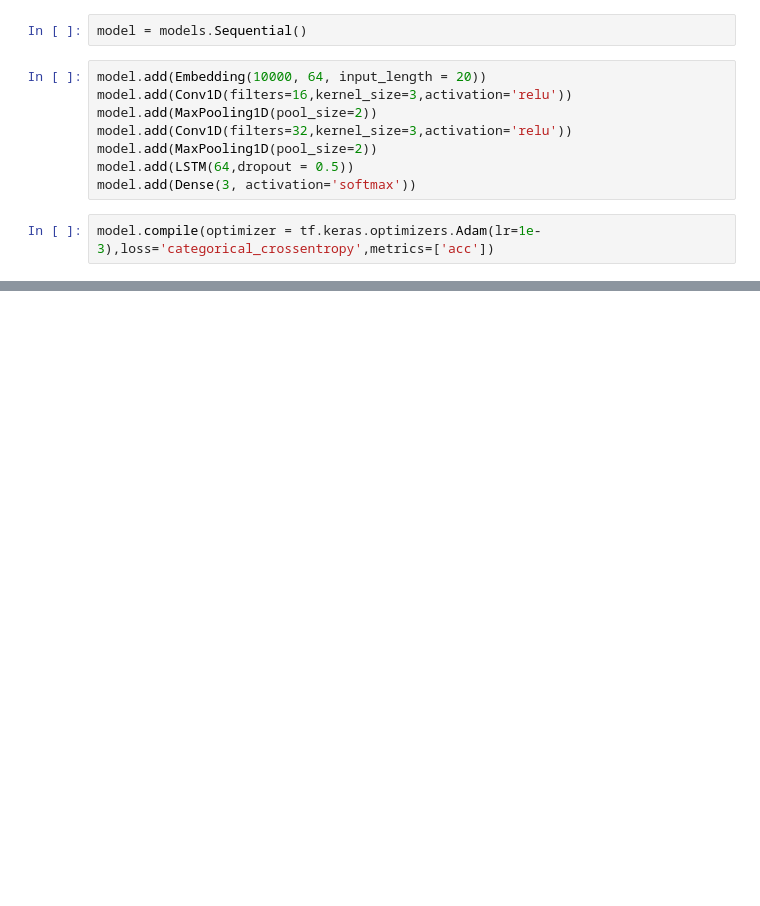
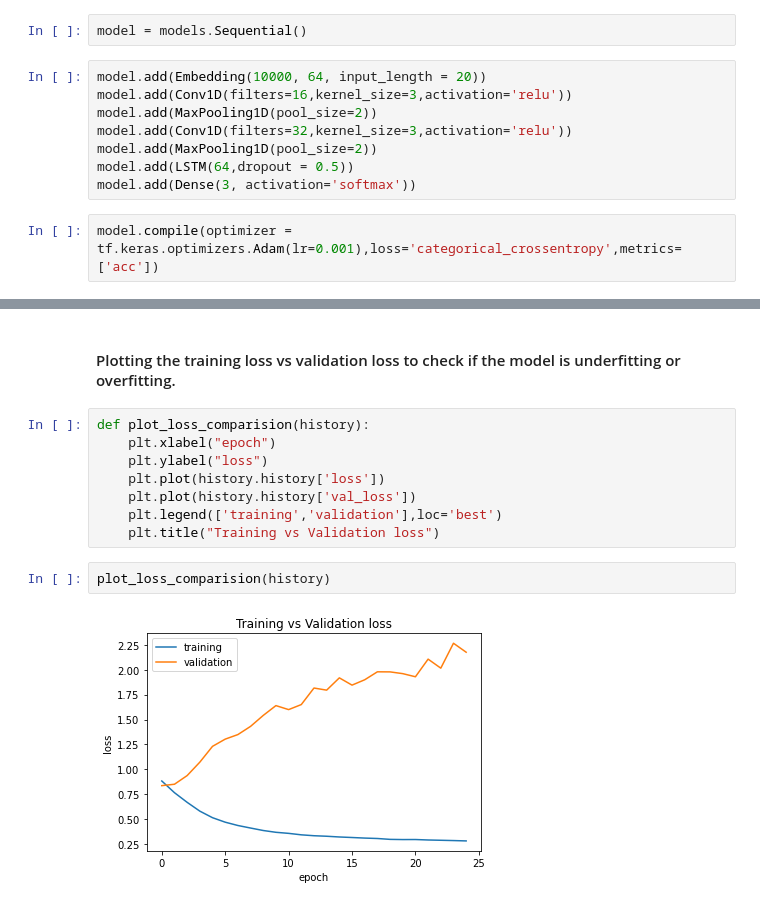
Before and after one commit to Abhijith-Nagarajan/Machine-Learning-Training, a Jupyter notebook: NLP/Twitter_Sentiment_Analysis.ipynb, the cells around one changed output, grey strips where cells are left out. Cells and saved outputs as stored; diff of their text form; blank space fills up the shorter version.

Commit message:
Completed building the models

```diff
--- a/NLP/Twitter_Sentiment_Analysis.ipynb
+++ b/NLP/Twitter_Sentiment_Analysis.ipynb
@@ -434,7 +434,7 @@ model.add(MaxPooling1D(pool_size=2))
 model.add(LSTM(64,dropout = 0.5))
 model.add(Dense(3, activation='softmax'))
 # %%
-model.compile(optimizer = tf.keras.optimizers.Adam(lr=1e-3),loss='categorical_crossentropy',metrics=['acc'])
+model.compile(optimizer = tf.keras.optimizers.Adam(lr=0.001),loss='categorical_crossentropy',metrics=['acc'])
 # %%
 history = model.fit(X_train_seq_trunc,Y_train,epochs = 25,validation_data=(X_test_seq_trunc,Y_test),batch_size = 16)
 # %% [output]
@@ -501,0 +489,14 @@ Text(0.5, 1.0, 'Training vs Validation Accuracy')
+# %% [markdown]
+#### Plotting the training loss vs validation loss to check if the model is underfitting or overfitting.
+# %%
+def plot_loss_comparision(history):
+    plt.xlabel("epoch")
+    plt.ylabel("loss")
+    plt.plot(history.history['loss'])
+    plt.plot(history.history['val_loss'])
+    plt.legend(['training','validation'],loc='best')
+    plt.title("Training vs Validation loss")
+# %%
+plot_loss_comparision(history)
+# %% [output]
+[figure, added]
```
Also changed, not shown: parts of 56 cells of this notebook.
